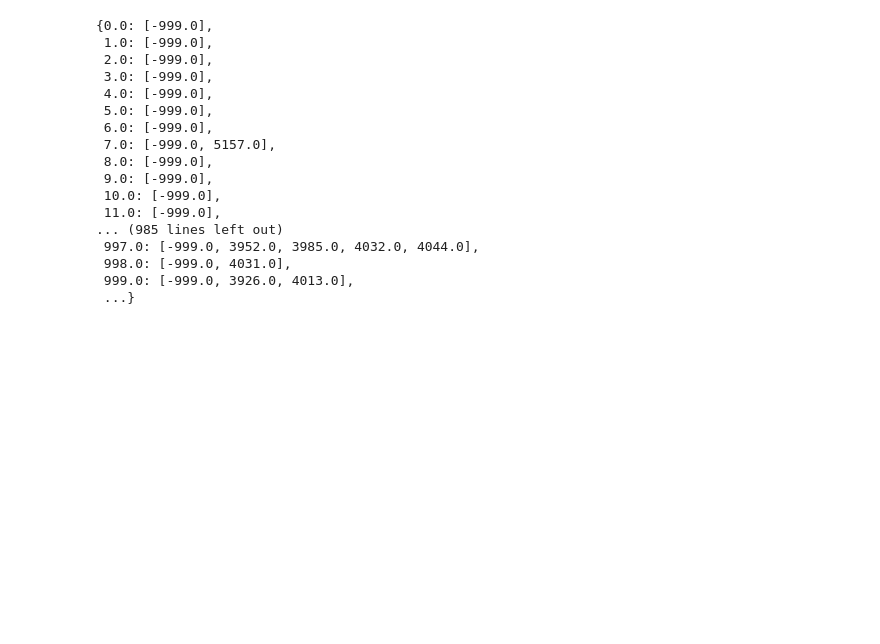
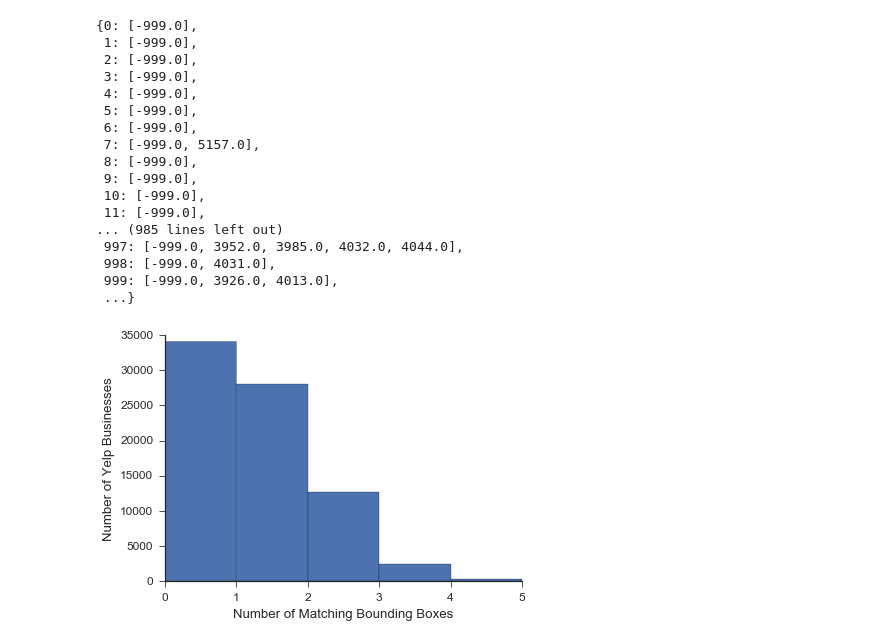
Before and after one commit to zihaoxu/jac_project, a Jupyter notebook: bbox_to_json.ipynb, the cells around one changed output. Saved outputs shown, nothing was run; the diff lists cells and outputs as text; code cells hidden in the pictures; blank space fills up the shorter version.

```diff
--- a/bbox_to_json.ipynb
+++ b/bbox_to_json.ipynb
@@ -19,32 +19,44 @@ sns.set()
 sns.set_context('paper', font_scale = 1.5)
 sns.set_style('ticks')
 # %%
-my_cols = [0,1,2,3,4,5]
-
+my_cols = [0,1,2,3,4,5,6,7,8,9,10]
 df = pd.read_csv('inclusion_file.txt', header = None, delim_whitespace = True, names = my_cols)
 # %%
 rows = {}
 
 for i in range(len(df[0])):
-    x = np.array([df[1][i],df[2][i],df[3][i],df[4][i],df[5][i]])
-    rows[df[0][i]] = list(x[~np.isnan(x)])
+    x = np.array([df[1][i],df[2][i],df[3][i],df[4][i],df[5][i],df[6][i],df[7][i],df[8][i],df[9][i]],df[10][i])
+    rows[int(df[0][i])] = list(x[~np.isnan(x)])
 # %%
 rows
 # %% [output]
-{0.0: [-999.0],
- 1.0: [-999.0],
- 2.0: [-999.0],
- 3.0: [-999.0],
- 4.0: [-999.0],
- 5.0: [-999.0],
- 6.0: [-999.0],
- 7.0: [-999.0, 5157.0],
- 8.0: [-999.0],
- 9.0: [-999.0],
- 10.0: [-999.0],
- 11.0: [-999.0],
+{0: [-999.0],
+ 1: [-999.0],
+ 2: [-999.0],
+ 3: [-999.0],
+ 4: [-999.0],
+ 5: [-999.0],
+ 6: [-999.0],
+ 7: [-999.0, 5157.0],
+ 8: [-999.0],
+ 9: [-999.0],
+ 10: [-999.0],
+ 11: [-999.0],
 ... (985 lines left out)
- 997.0: [-999.0, 3952.0, 3985.0, 4032.0, 4044.0],
- 998.0: [-999.0, 4031.0],
- 999.0: [-999.0, 3926.0, 4013.0],
+ 997: [-999.0, 3952.0, 3985.0, 4032.0, 4044.0],
+ 998: [-999.0, 4031.0],
+ 999: [-999.0, 3926.0, 4013.0],
  ...}
+# %%
+lens = []
+
+for val in rows:
+    lens.append(len(rows[val]))
+# %%
+plt.hist(np.array(lens) - 1, range = [0,5], bins = 5)
+plt.xlabel('Number of Matching Bounding Boxes')
+plt.ylabel('Number of Yelp Businesses')
+plt.savefig('./paper/'+ 'match_hist.png', dpi = 300, fmt = 'png')
+sns.despine()
+# %% [output]
+[figure, added]
```
Also changed, not shown: parts of 5 cells of this notebook, 15 other files.
